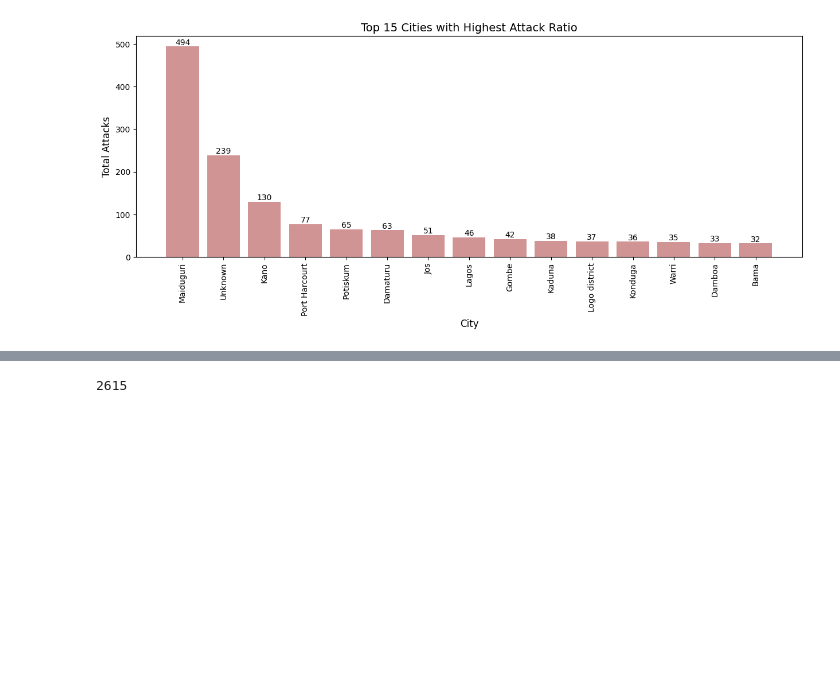
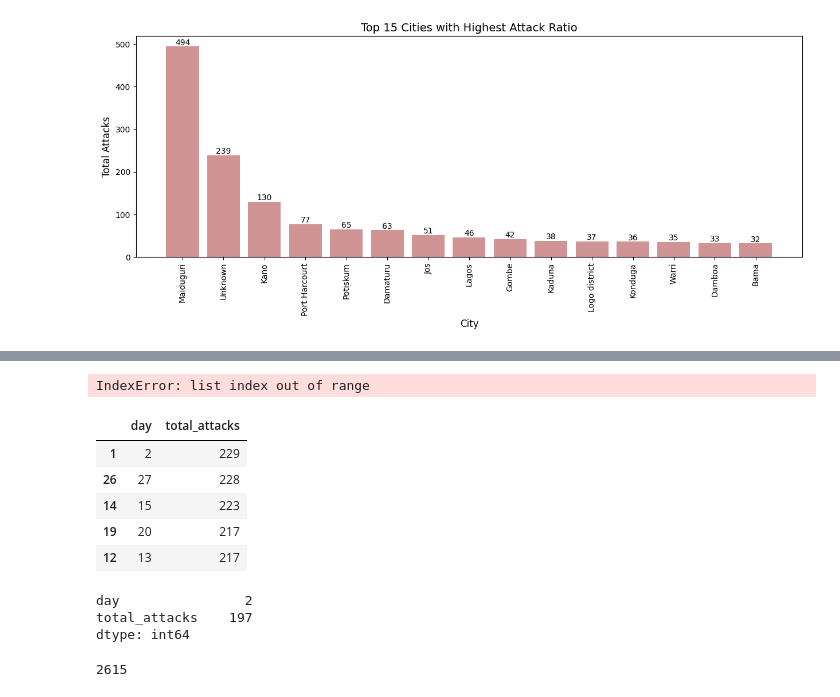
Before and after one commit to danishmeh/Project, a Jupyter notebook: omdena/3rd/terr.ipynb, the cells around one changed output, grey strips where cells are left out. Saved outputs shown, nothing was run; the diff lists cells and outputs as text; code cells hidden in the pictures; blank space fills up the shorter version.

```diff
--- a/omdena/3rd/terr.ipynb
+++ b/omdena/3rd/terr.ipynb
@@ -255,3 +278,45 @@ plt.show()
+# %%
+import pandas as pd
+import matplotlib.pyplot as plt
+import calendar
+
+# Assuming you have a DataFrame called 'df' with a column named 'day' representing numerical values of days (e.g., 0-6 for Monday-Sunday)
+df['day'] = df['day'].apply(lambda x: calendar.day_name[x])
+
+# Group the data by day name and calculate the total attacks
+grouped_data = df.groupby('day').size().reset_index(name='total_attacks')
+
+# Plotting the bar chart
+plt.figure(figsize=(10, 5))
+plt.bar(x=grouped_data['day'], height=grouped_data['total_attacks'], color='blue')
+plt.xlabel('Day of the Week')
+plt.ylabel('Total Attacks')
+plt.title('Total Attacks by Day of the Week')
+
+plt.show()
+# %% [output]
+IndexError: list index out of range
+# %%
+# Assuming your dataset is stored in a DataFrame called 'df'
+grouped_data = df.groupby('day').size().reset_index(name='total_attacks')
+# Sort the cities based on the total attack  in descending order
+sorted_data = grouped_data.sort_values('total_attacks', ascending=False)
+# Get the top 15 cities with the highest attack ratio
+top_15_cities = sorted_data.head(15)
+top_15_cities.head()
+# %% [output]
+|  | day | total_attacks |
+| 1 | 2 | 229 |
+| 26 | 27 | 228 |
+| 14 | 15 | 223 |
+| 19 | 20 | 217 |
+| 12 | 13 | 217 |
+# %%
+top_15_cities.min()
+# %% [output]
+day                2
+total_attacks    197
+dtype: int64
 # %%
 print(df['city'].nunique())
 plt.figure(figsize=(10,5))
```
Also changed, not shown: parts of 4 cells of this notebook.
